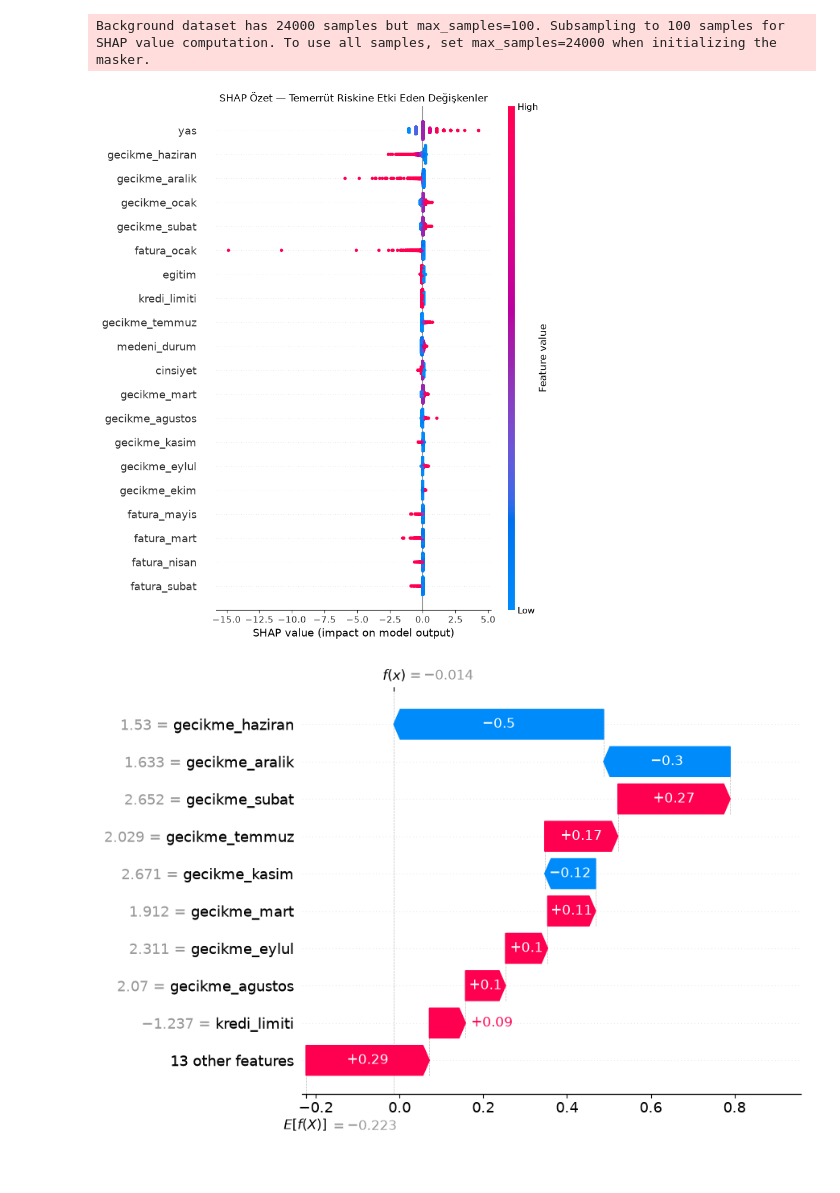
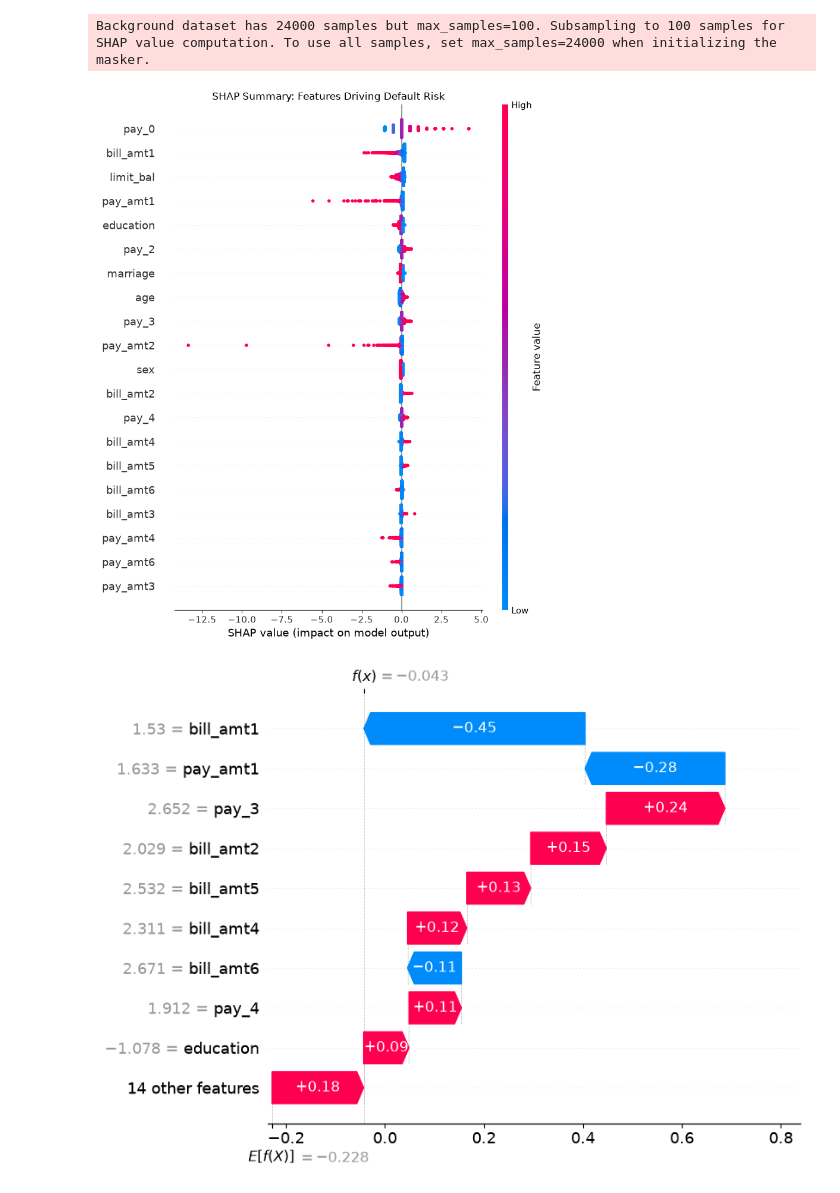
Before and after one commit to beratmertkayacan/TrustAI-PublicTasks, a Jupyter notebook: SHAPvsLIME.ipynb, the cells around one changed output. Saved outputs shown, nothing was run; the diff lists cells and outputs as text; code cells hidden in the pictures.

Commit message:
Fix UCI column mapping and translate project to English
Correct OpenML x1-x23 feature names, rerun SHAP/LIME analysis, and update README and pinned requirements.

```diff
--- a/SHAPvsLIME.ipynb
+++ b/SHAPvsLIME.ipynb
@@ -97,26 +110,23 @@ gecikme_ocak       0.116631
 # %%
-#SHAP: hangi değişkenler temerrüt riskini artırıyor
 import shap
 import matplotlib.pyplot as plt
 
 shap.initjs()
 
-explainer = shap.LinearExplainer(model, X_train_scaled, feature_perturbation="interventional")
-
+explainer = shap.LinearExplainer(model, X_train_scaled)
 X_shap = X_test_scaled.sample(6000, random_state=42)
 explanation = explainer(X_shap)
 
 shap.summary_plot(explanation, show=False)
-plt.title("SHAP Özet: Temerrüt Riskine Etki Eden Değişkenler")
+plt.title("SHAP Summary: Features Driving Default Risk")
 plt.tight_layout()
 plt.show()
 
-#Tek müşteri: neden 0 neden 1 cevap
 sample_idx = 0
 shap.waterfall_plot(explanation[sample_idx])
 # %% [output]
 [interactive output not drawn]
 Background dataset has 24000 samples but max_samples=100. Subsampling to 100 samples for SHAP value computation. To use all samples, set max_samples=24000 when initializing the masker.
-[figure, old version]
+[figure, new version]
-[figure, old version]
+[figure, new version]
 # %%
```
Also changed, not shown: parts of 9 cells of this notebook, 3 other files.
